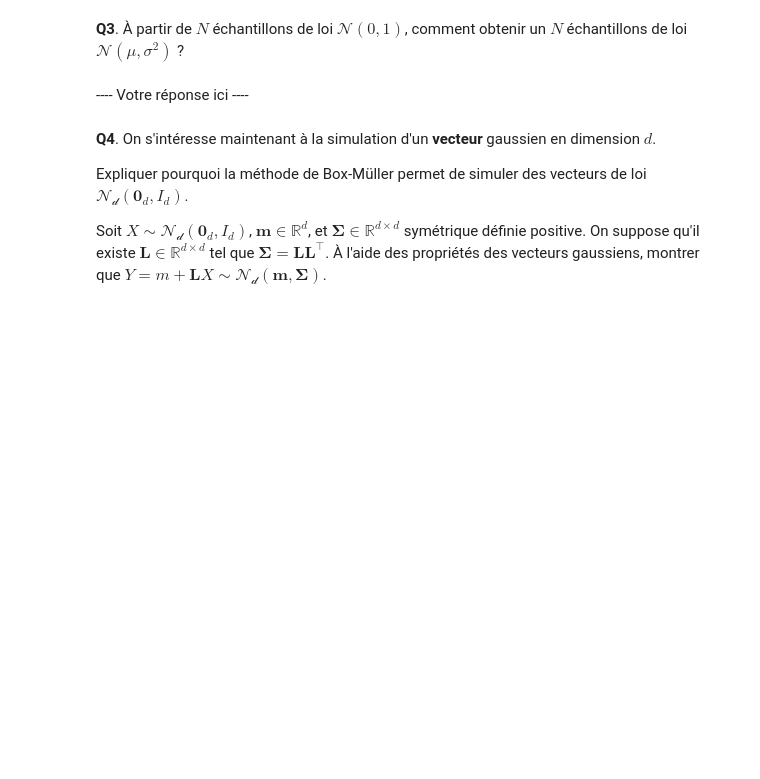
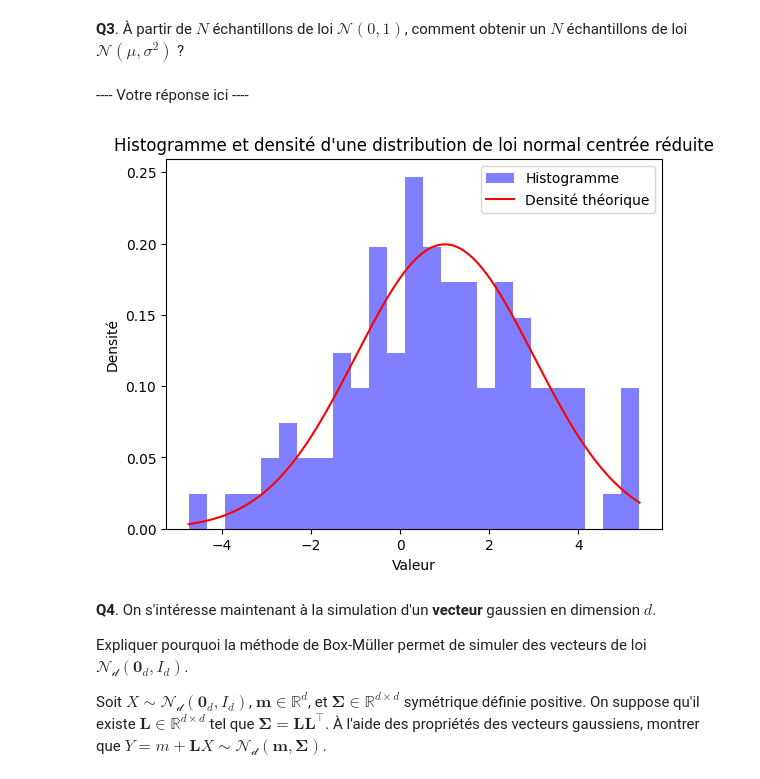
Before and after one commit to jeremdesno/python_sdia, a Jupyter notebook: Estim_stat/tp1a-rv.ipynb, the cells around one changed output. Drawn from its saved outputs; the diff is of its cells as text; code cells hidden in the pictures; blank space fills up the shorter version.

```diff
--- a/Estim_stat/tp1a-rv.ipynb
+++ b/Estim_stat/tp1a-rv.ipynb
@@ -217,3 +237,25 @@ Cette méthode est connue comme la méthode de Box-Müller (1958), et est l'une
+# %%
+mu = 1
+sigma = 2
+
+L_mu_sigma = L_norm*sigma + mu
+
+# Theoritical density
+x = np.linspace( np.min(L_mu_sigma), np.max(L_mu_sigma), 1000)
+densite_th = 1 / (np.sqrt(2 * np.pi)*sigma) * np.exp(-((x-mu)/sigma)**2 / 2)
+
+plt.hist(L_mu_sigma, bins=25, density=True, alpha=0.5, color='blue', label='Histogramme')
+
+# Plot the theoretical density as a smooth curve
+plt.plot(x, densite_th, color='red', label='Densité théorique')
+
+plt.xlabel('Valeur')
+plt.ylabel('Densité')
+plt.legend()
+plt.title("Histogramme et densité d'une distribution de loi normal centrée réduite")
+plt.show()
+# %% [output]
+[figure, added]
 # %% [markdown]
 **Q4**. On s'intéresse maintenant à la simulation d'un **vecteur** gaussien en dimension $d$.
 
```
Also changed, not shown: parts of 7 cells of this notebook.
